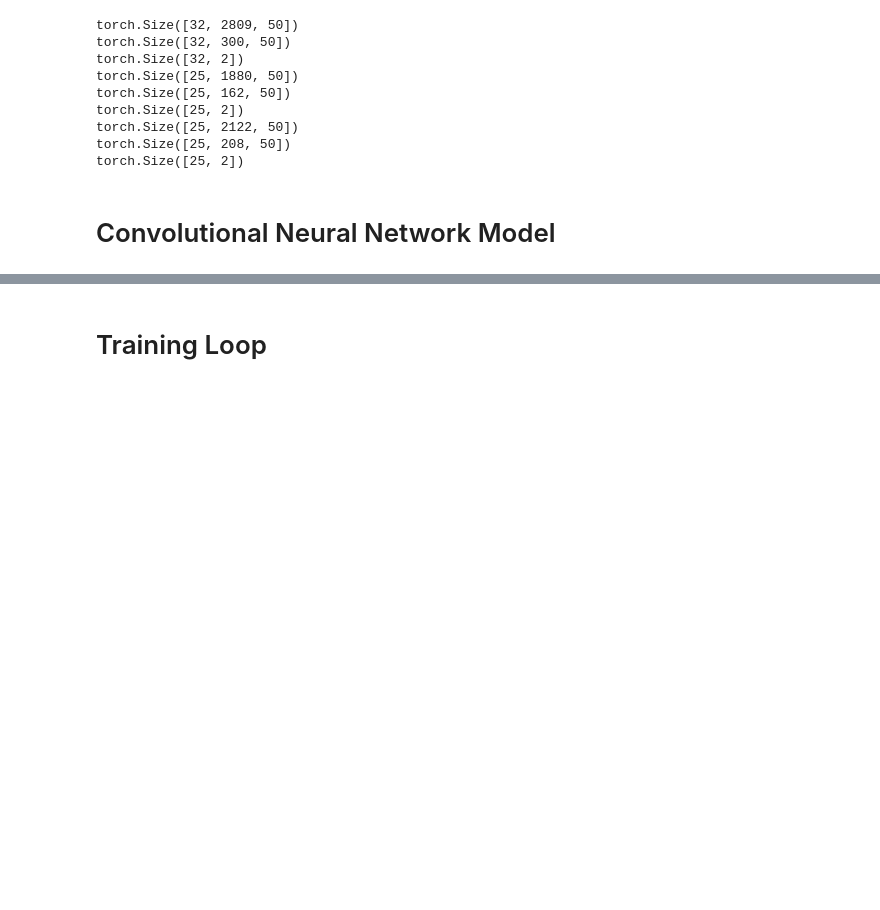
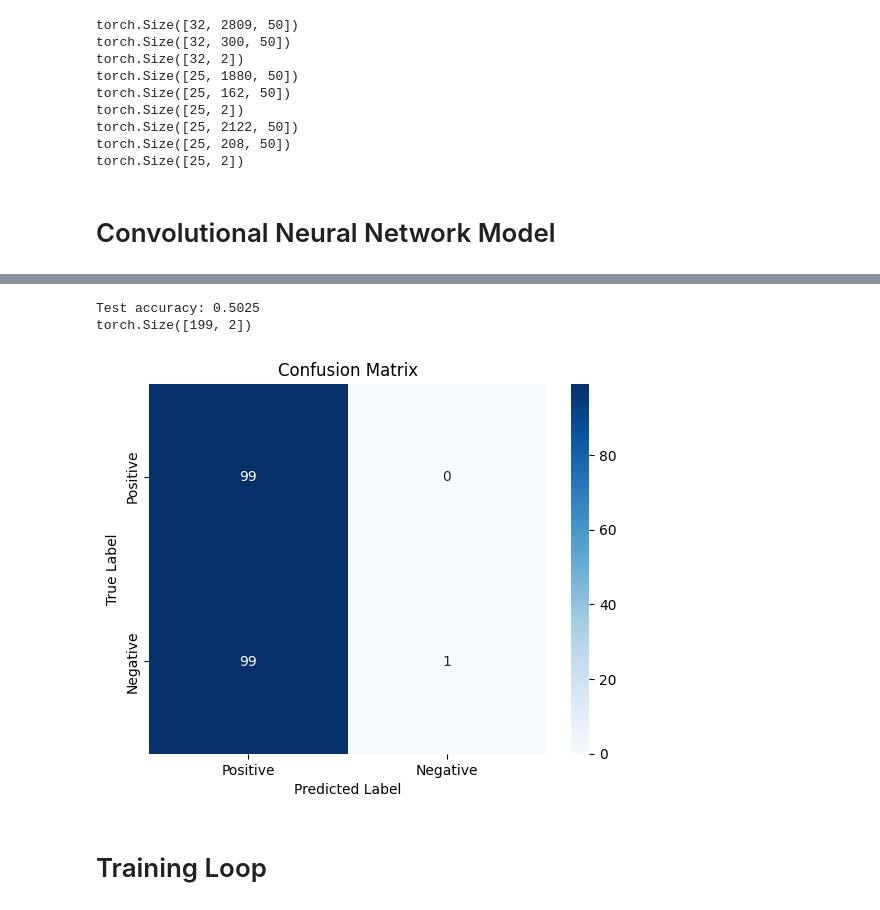
Before and after one commit to Nikhil-Kadapala/NeuralNets, a Jupyter notebook: standardNeuralNets/stdCNN_LIME.ipynb, the cells around one changed output, grey strips where cells are left out. Cells and saved outputs as stored; diff of their text form; code cells hidden in the pictures; blank space fills up the shorter version.

```diff
--- a/standardNeuralNets/stdCNN_LIME.ipynb
+++ b/standardNeuralNets/stdCNN_LIME.ipynb
@@ -681,3 +682,36 @@ Current Learning Rate: 0.000343
+# %%
+model.eval()
+preds_list = []
+with torch.no_grad():
+  for batch in test_loader:
+    inputs, rationales, labels = batch
+    pred = model(inputs)
+    preds_list.append(pred)
+
+y_hat = torch.cat(preds_list, dim=0)
+test_acc = torch.sum(torch.argmax(y_hat, dim=1) == torch.argmax(test_classes, dim=1)).item() / test_size
+print(f"Test accuracy: {test_acc:.4f}")
+
+preds = y_hat
+print(preds.size())
+import seaborn as sns
+import matplotlib.pyplot as plt
+from sklearn.metrics import confusion_matrix
+
+# Generate confusion matrix
+conf_matrix = confusion_matrix(test_classes.numpy().argmax(axis=1), preds.detach().numpy().argmax(axis=1))
+
+# Plot using seaborn
+sns.heatmap(conf_matrix, annot=True, fmt="d", cmap="Blues", xticklabels=["Positive", "Negative"], yticklabels=["Positive", "Negative"])
+
+plt.ylabel("True Label")
+plt.xlabel("Predicted Label")
+plt.title("Confusion Matrix")
+plt.show()
+# %% [output]
+Test accuracy: 0.5025
+torch.Size([199, 2])
+[figure, added]
 # %% [markdown]
 # Training Loop
 # %%
```
Also changed, not shown: parts of 4 cells of this notebook.
